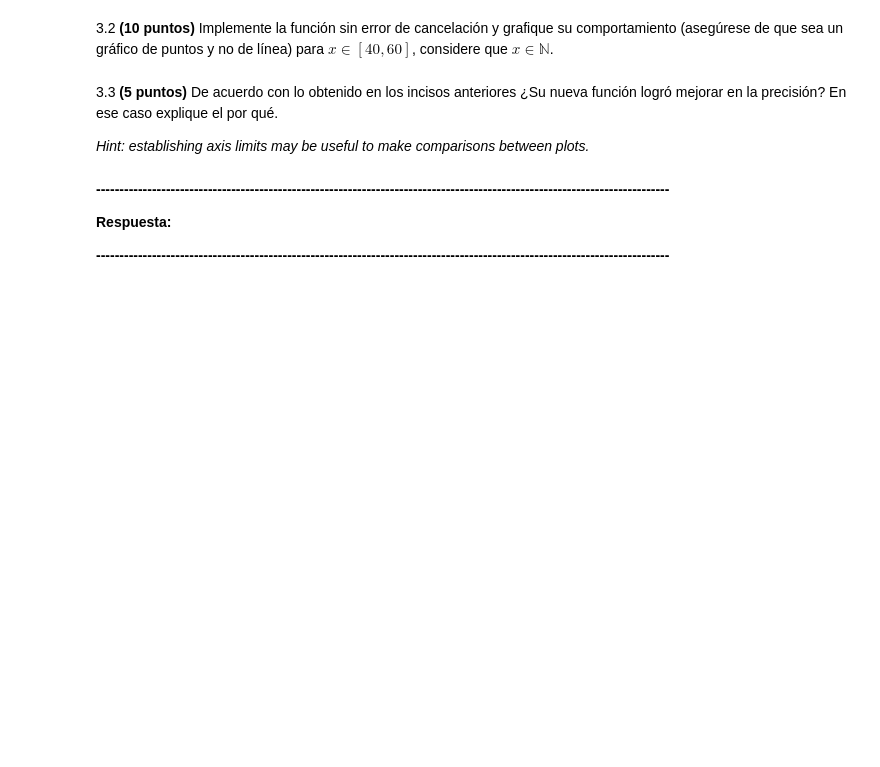
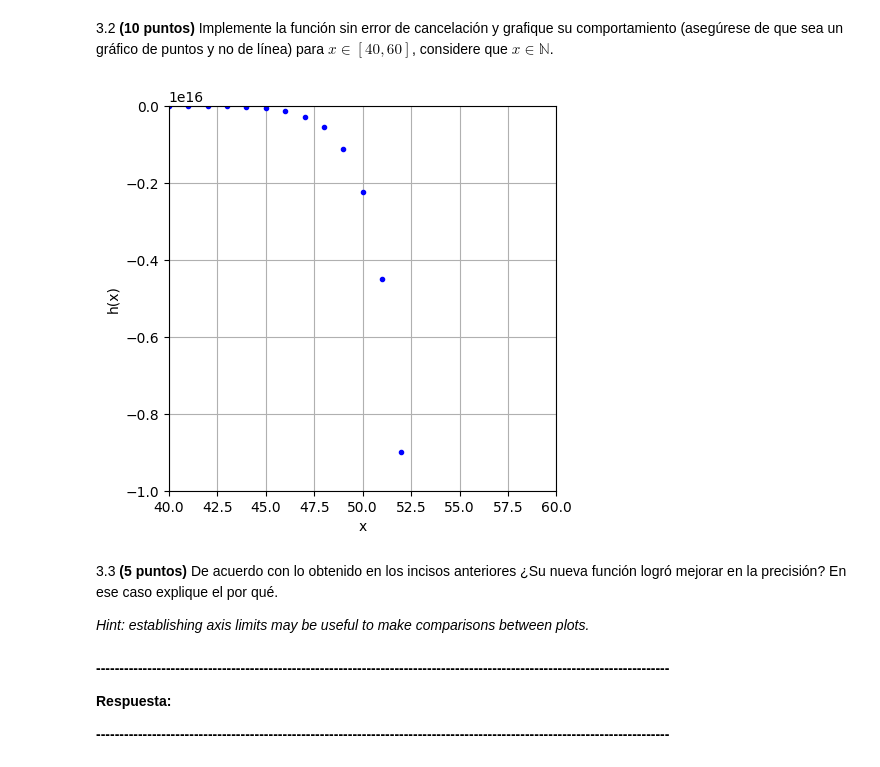
Before and after one commit to tokifelipe/Scientific-Computing, a Jupyter notebook: Tarea_2024_2/tarea_1_codigo_base.ipynb, the cells around one changed output. Drawn from its saved outputs; the diff is of its cells as text; code cells hidden in the pictures; blank space fills up the shorter version.

```diff
--- a/Tarea_2024_2/tarea_1_codigo_base.ipynb
+++ b/Tarea_2024_2/tarea_1_codigo_base.ipynb
@@ -362,8 +326,24 @@ plt.show()
 # %%
 #acá va su código
 #--------------------------------
+#No modificar este código, solamente ejecute.
+h = lambda x: (1.0 + np.sqrt(1.0 + np.power(2.0, -x)))*- np.power(2.0, x)
+x = np.arange(40, 60, 1)
+hx = h(x)
 
+fig, ax = plt.subplots(figsize=(5, 5))
+
+plt.plot(x, hx, 'b.')
+
+ax.set_xlim(40, 60)
+ax.set_ylim(-10e15, 0)
+ax.set_xlabel("x")
+ax.set_ylabel("h(x)")
+plt.grid(True)
+plt.show()
 #--------------------------------
+# %% [output]
+[figure, added]
 # %% [markdown]
 3.3 **(5 puntos)** De acuerdo con lo obtenido en los incisos anteriores ¿Su nueva función logró mejorar en la precisión? En ese caso explique el por qué.
 
```
Also changed, not shown: parts of 2 cells of this notebook.
